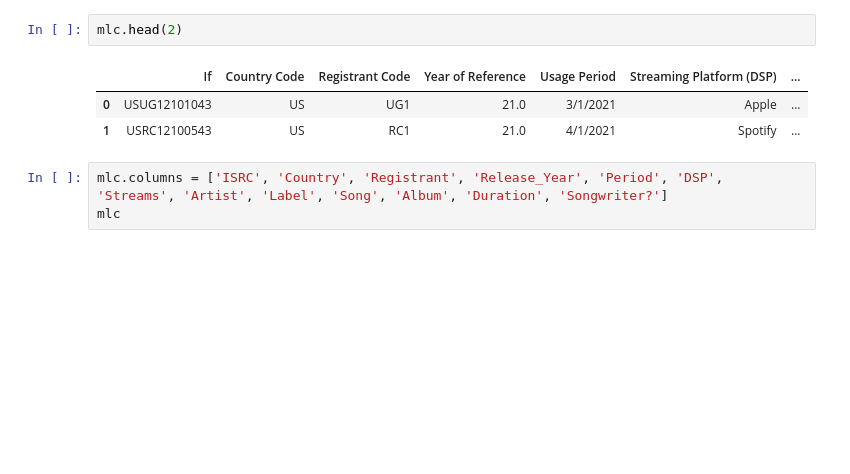
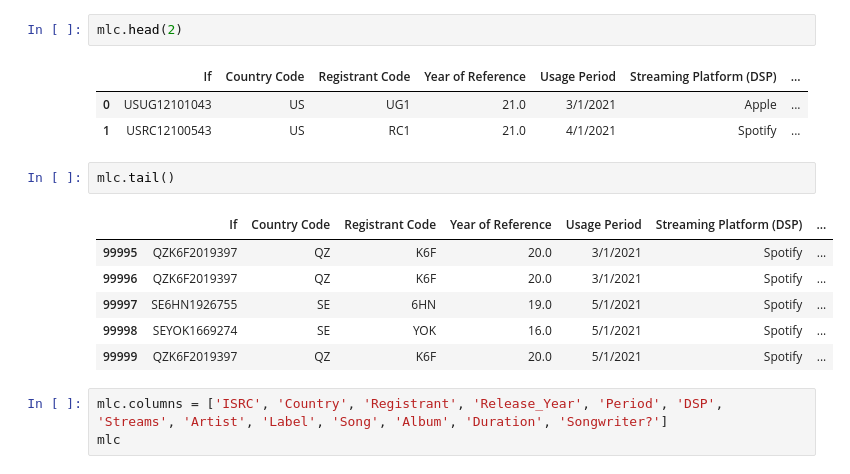
Before and after one commit to NSS-Data-Analytics-Cohort-6/mlc-project-nan-nagini, a Jupyter notebook: notebook/Cui_Weiyi_MLC.ipynb, the cells around one changed output. Saved outputs shown, nothing was run; the diff lists cells and outputs as text; blank space fills up the shorter version.

```diff
--- a/notebook/Cui_Weiyi_MLC.ipynb
+++ b/notebook/Cui_Weiyi_MLC.ipynb
@@ -11,6 +11,15 @@ mlc.head(2)
 |  | If | Country Code | Registrant Code | Year of Reference | Usage Period | Streaming Platform (DSP) | ... |
 | 0 | USUG12101043 | US | UG1 | 21.0 | 3/1/2021 | Apple | ... |
 | 1 | USRC12100543 | US | RC1 | 21.0 | 4/1/2021 | Spotify | ... |
+# %%
+mlc.tail()
+# %% [output]
+|  | If | Country Code | Registrant Code | Year of Reference | Usage Period | Streaming Platform (DSP) | ... |
+| 99995 | QZK6F2019397 | QZ | K6F | 20.0 | 3/1/2021 | Spotify | ... |
+| 99996 | QZK6F2019397 | QZ | K6F | 20.0 | 3/1/2021 | Spotify | ... |
+| 99997 | SE6HN1926755 | SE | 6HN | 19.0 | 5/1/2021 | Spotify | ... |
+| 99998 | SEYOK1669274 | SE | YOK | 16.0 | 5/1/2021 | Spotify | ... |
+| 99999 | QZK6F2019397 | QZ | K6F | 20.0 | 5/1/2021 | Spotify | ... |
 # %%
 mlc.columns = ['ISRC', 'Country', 'Registrant', 'Release_Year', 'Period', 'DSP', 'Streams', 'Artist', 'Label', 'Song', 'Album', 'Duration', 'Songwriter?']
 mlc
```
Also changed, not shown: parts of 9 cells of this notebook.
